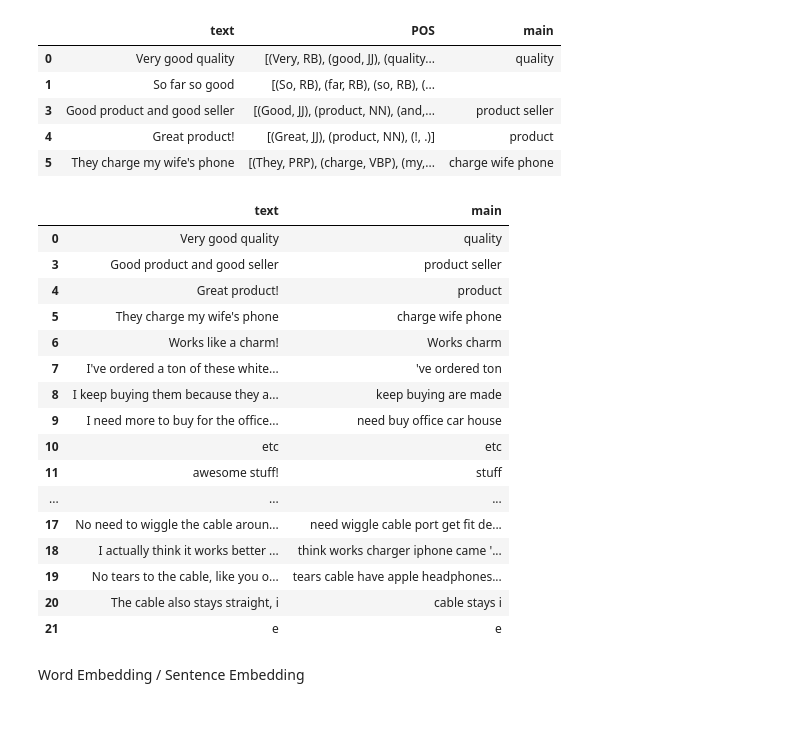
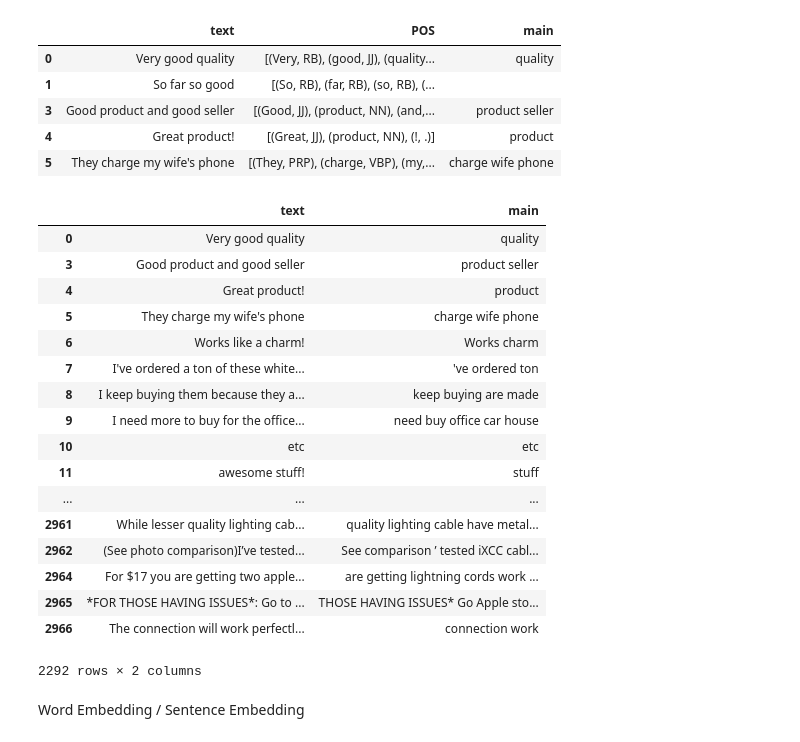
Before and after one commit to betty35/comment-summary-tests, a Jupyter notebook: Test dataframe.ipynb, the cells around one changed output. Saved outputs shown, nothing was run; the diff lists cells and outputs as text; code cells hidden in the pictures.

Commit message:
fixed indexing and datatype issue

```diff
--- a/Test dataframe.ipynb
+++ b/Test dataframe.ipynb
@@ -133,24 +158,25 @@ reviews[0:5]
 # %%
 reviews = reviews.loc[reviews['main'].apply(len)>0,['text','main']]
 # %%
-reviews[0:20]
+reviews
 # %% [output]
 |  | text | main |
 | 0 | Very good quality | quality |
 | 3 | Good product and good seller | product seller |
 | 4 | Great product! | product |
 | 5 | They charge my wife's phone | charge wife phone |
 | 6 | Works like a charm! | Works charm |
 | 7 | I've ordered a ton of these white... | 've ordered ton |
 | 8 | I keep buying them because they a... | keep buying are made |
 | 9 | I need more to buy for the office... | need buy office car house |
 | 10 | etc | etc |
 | 11 | awesome stuff! | stuff |
 | ... | ... | ... |
-| 17 | No need to wiggle the cable aroun... | need wiggle cable port get fit de... |
-| 18 | I actually think it works better ... | think works charger iphone came '... |
-| 19 | No tears to the cable, like you o... | tears cable have apple headphones... |
-| 20 | The cable also stays straight, i | cable stays i |
-| 21 | e | e |
+| 2961 | While lesser quality lighting cab... | quality lighting cable have metal... |
+| 2962 | (See photo comparison)I’ve tested... | See comparison ’ tested iXCC cabl... |
+| 2964 | For $17 you are getting two apple... | are getting lightning cords work ... |
+| 2965 | *FOR THOSE HAVING ISSUES*: Go to ... | THOSE HAVING ISSUES* Go Apple sto... |
+| 2966 | The connection will work perfectl... | connection work |
+2292 rows × 2 columns
 # %% [markdown]
 Word Embedding / Sentence Embedding
```
Also changed, not shown: parts of 17 cells of this notebook.
